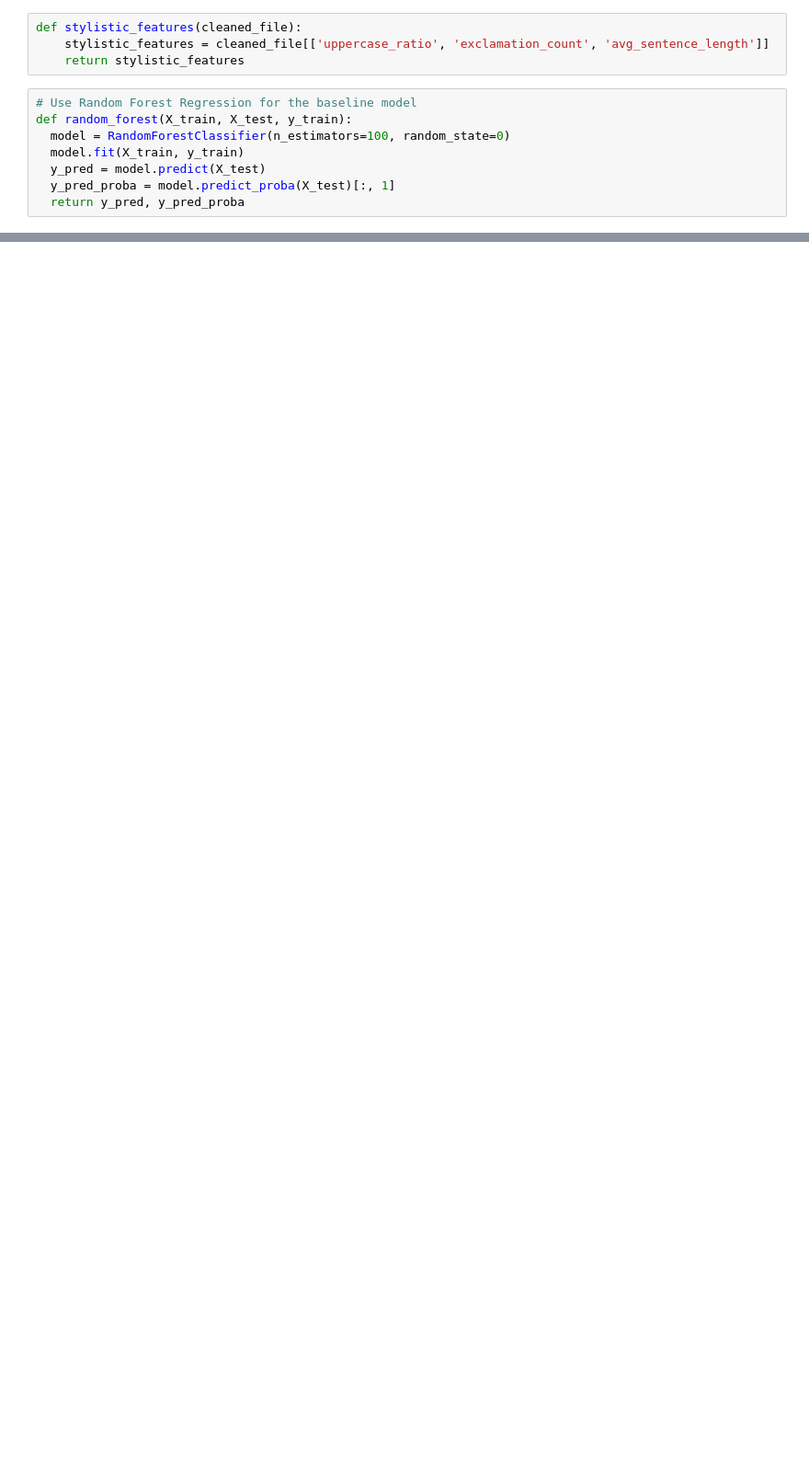
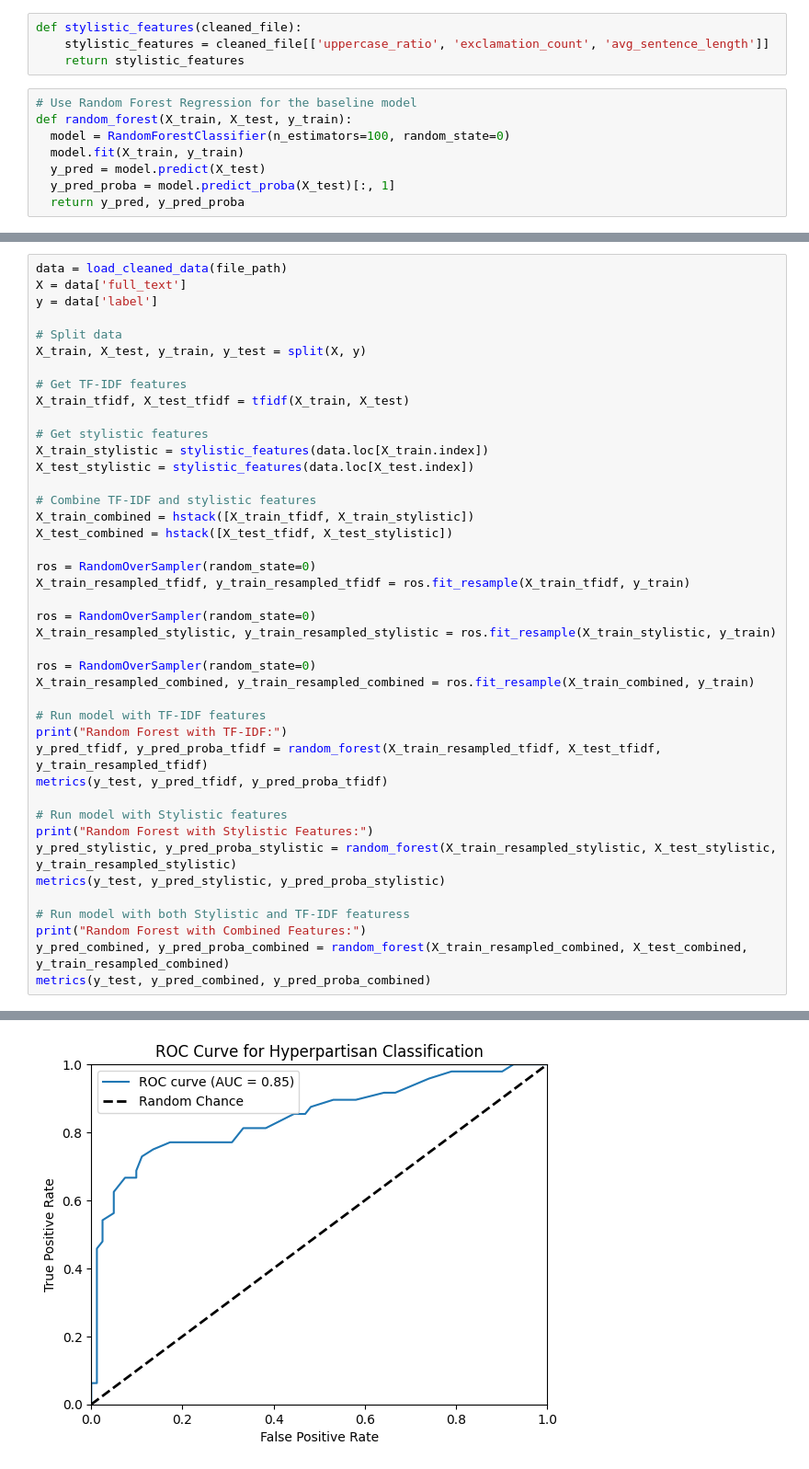
Before and after one commit to badaa002/DAT550-2025---Hyperpartisan-News-Detection-, a Jupyter notebook: notebooks/RandomForest.ipynb, the cells around one changed output, grey strips where cells are left out. Shown: that part at 92% size. Cells and saved outputs as stored; diff of their text form; blank space fills up the shorter version.

```diff
--- a/notebooks/RandomForest.ipynb
+++ b/notebooks/RandomForest.ipynb
@@ -73,0 +80,43 @@ F1: 0.63
+# %%
+data = load_cleaned_data(file_path)
+X = data['full_text']
+y = data['label']
+
+# Split data
+X_train, X_test, y_train, y_test = split(X, y)
+
+# Get TF-IDF features
+X_train_tfidf, X_test_tfidf = tfidf(X_train, X_test)
+
+# Get stylistic features
+X_train_stylistic = stylistic_features(data.loc[X_train.index])
+X_test_stylistic = stylistic_features(data.loc[X_test.index])
+
+# Combine TF-IDF and stylistic features
+X_train_combined = hstack([X_train_tfidf, X_train_stylistic])
+X_test_combined = hstack([X_test_tfidf, X_test_stylistic])
+
+ros = RandomOverSampler(random_state=0)
+X_train_resampled_tfidf, y_train_resampled_tfidf = ros.fit_resample(X_train_tfidf, y_train)
+
+ros = RandomOverSampler(random_state=0)
+X_train_resampled_stylistic, y_train_resampled_stylistic = ros.fit_resample(X_train_stylistic, y_train)
+
+ros = RandomOverSampler(random_state=0)
+X_train_resampled_combined, y_train_resampled_combined = ros.fit_resample(X_train_combined, y_train)
+
+# Run model with TF-IDF features
+print("Random Forest with TF-IDF:")
+y_pred_tfidf, y_pred_proba_tfidf = random_forest(X_train_resampled_tfidf, X_test_tfidf, y_train_resampled_tfidf)
+metrics(y_test, y_pred_tfidf, y_pred_proba_tfidf)
+
+# Run model with Stylistic features
+print("Random Forest with Stylistic Features:")
+y_pred_stylistic, y_pred_proba_stylistic = random_forest(X_train_resampled_stylistic, X_test_stylistic, y_train_resampled_stylistic)
+metrics(y_test, y_pred_stylistic, y_pred_proba_stylistic)
+
+# Run model with both Stylistic and TF-IDF featuress
+print("Random Forest with Combined Features:")
+y_pred_combined, y_pred_proba_combined = random_forest(X_train_resampled_combined, X_test_combined, y_train_resampled_combined)
+metrics(y_test, y_pred_combined, y_pred_proba_combined)
+# %% [output]
@@ -73,0 +128 @@ F1: 0.63
+[figure, added]
```
Also changed, not shown: parts of 5 cells of this notebook.
